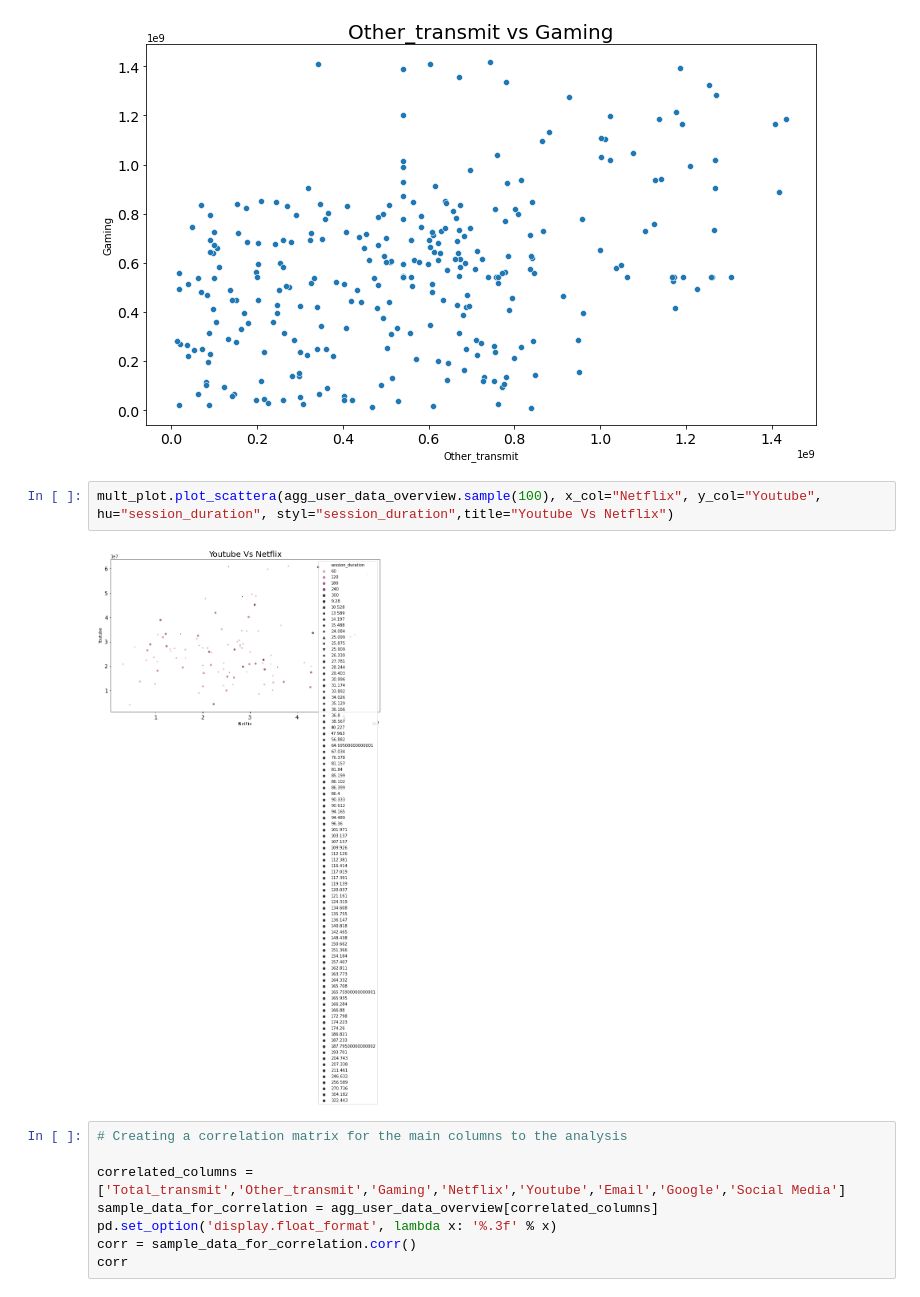
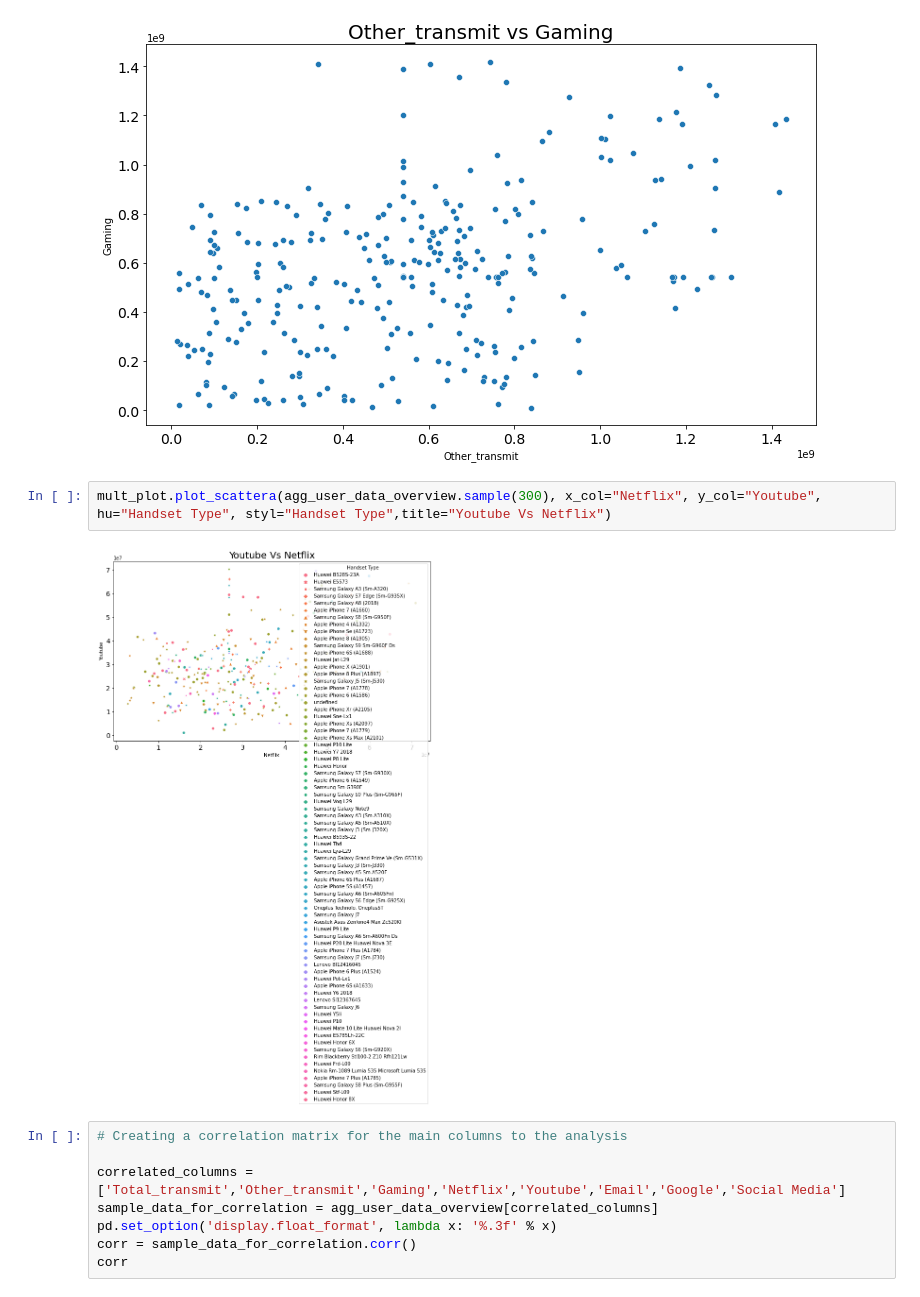
Before and after one commit to dawitasmeroatinafu/DA, a Jupyter notebook: notebooks/User_overview_analysis.ipynb, the cells around one changed output. Cells and saved outputs as stored; diff of their text form.

```diff
--- a/notebooks/User_overview_analysis.ipynb
+++ b/notebooks/User_overview_analysis.ipynb
@@ -357,10 +357,10 @@ mult_plot.plot_scatter(agg_user_data_overview.sample(300), x_col="Other_transmit
 mult_plot.plot_scatter(agg_user_data_overview.sample(300), x_col="Other_transmit", y_col="Gaming", title="Other_transmit vs Gaming")
 # %% [output]
 [figure]
-# %%
-mult_plot.plot_scattera(agg_user_data_overview.sample(100), x_col="Netflix", y_col="Youtube", hu="session_duration", styl="session_duration",title="Youtube Vs Netflix")
-# %% [output]
-[figure, removed]
+# %%
+mult_plot.plot_scattera(agg_user_data_overview.sample(300), x_col="Netflix", y_col="Youtube", hu="Handset Type", styl="Handset Type",title="Youtube Vs Netflix")
+# %% [output]
+[figure, added]
 # %%
 # Creating a correlation matrix for the main columns to the analysis
 
```
Also changed, not shown: parts of 2 cells of this notebook.
